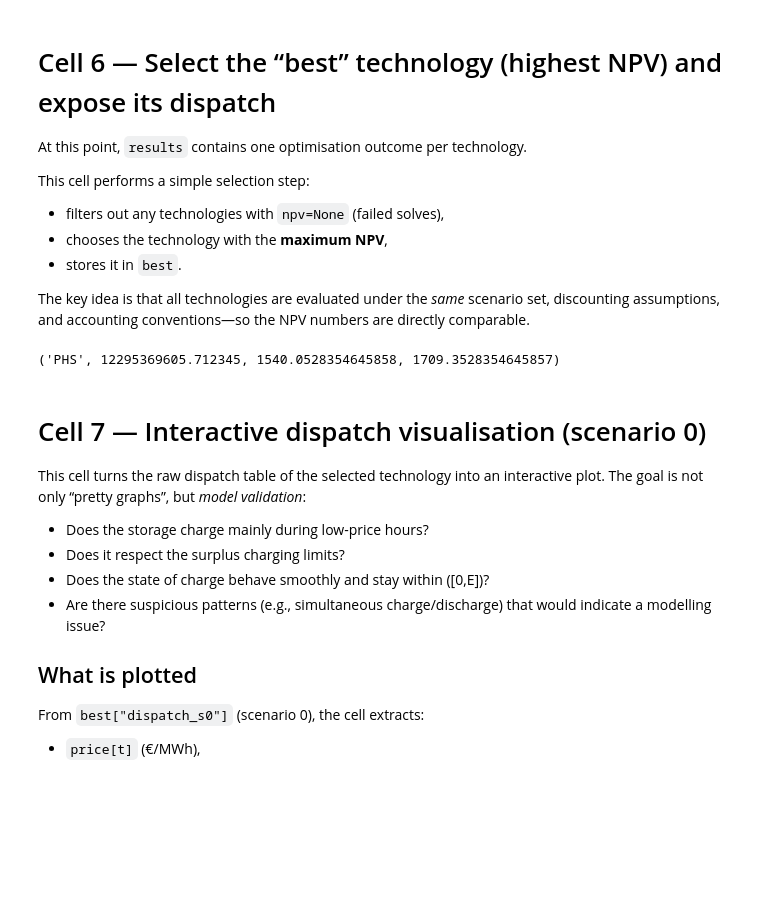
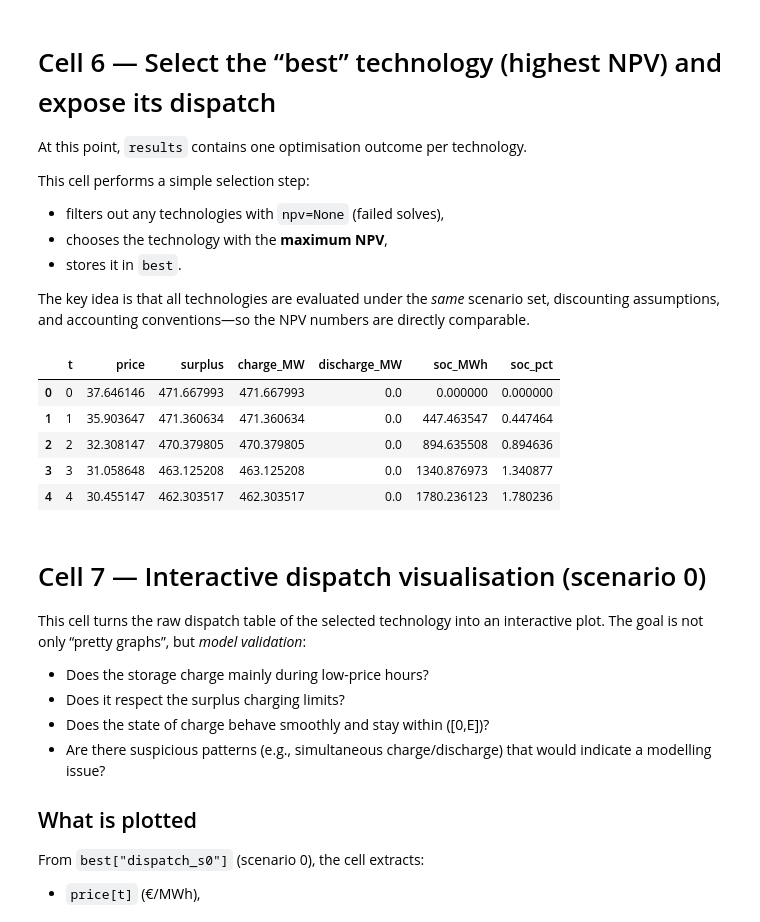
Before and after one commit to OtakuDisease/CM-E-Project, a Jupyter notebook: Best energy Alternative.ipynb, the cells around one changed output. Saved outputs shown, nothing was run; the diff lists cells and outputs as text; code cells hidden in the pictures; blank space fills up the shorter version.

```diff
--- a/Best energy Alternative.ipynb
+++ b/Best energy Alternative.ipynb
@@ -1783,11 +1946,18 @@ The key idea is that all technologies are evaluated under the *same* scenario se
 # %%
 # =========================
 # 5) Best alternative + its dispatch (scenario 0)
 # =========================
-best = max([r for r in results if r["npv"] is not None], key=lambda x: x["npv"])
-best["tech"], best["npv"], best["lcos_eur_per_MWh"], best["lcos_no_subsidy_eur_per_MWh"]
+best = max([r for r in results if r.get("aw") is not None], key=lambda x: x["aw"])
+best["tech"], best["npv"], best["aw"]
+dispatch_best = best.get("dispatch_s0", pd.DataFrame())
+dispatch_best.head()
 # %% [output]
-('PHS', 12295369605.712345, 1540.0528354645858, 1709.3528354645857)
+|  | t | price | surplus | charge_MW | discharge_MW | soc_MWh | soc_pct |
+| 0 | 0 | 37.646146 | 471.667993 | 471.667993 | 0.0 | 0.000000 | 0.000000 |
+| 1 | 1 | 35.903647 | 471.360634 | 471.360634 | 0.0 | 447.463547 | 0.447464 |
+| 2 | 2 | 32.308147 | 470.379805 | 470.379805 | 0.0 | 894.635508 | 0.894636 |
+| 3 | 3 | 31.058648 | 463.125208 | 463.125208 | 0.0 | 1340.876973 | 1.340877 |
+| 4 | 4 | 30.455147 | 462.303517 | 462.303517 | 0.0 | 1780.236123 | 1.780236 |
 # %% [markdown]
 # Cell 7 — Interactive dispatch visualisation (scenario 0)
 
```
Also changed, not shown: parts of 3 cells of this notebook.
